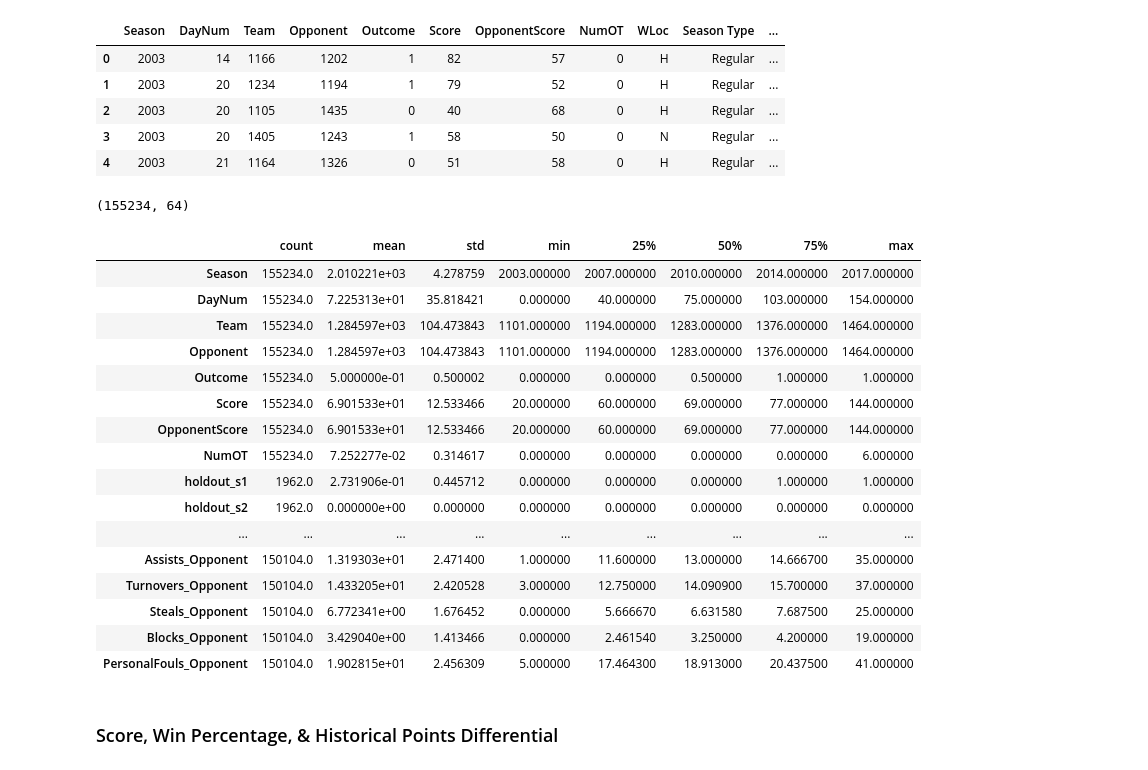
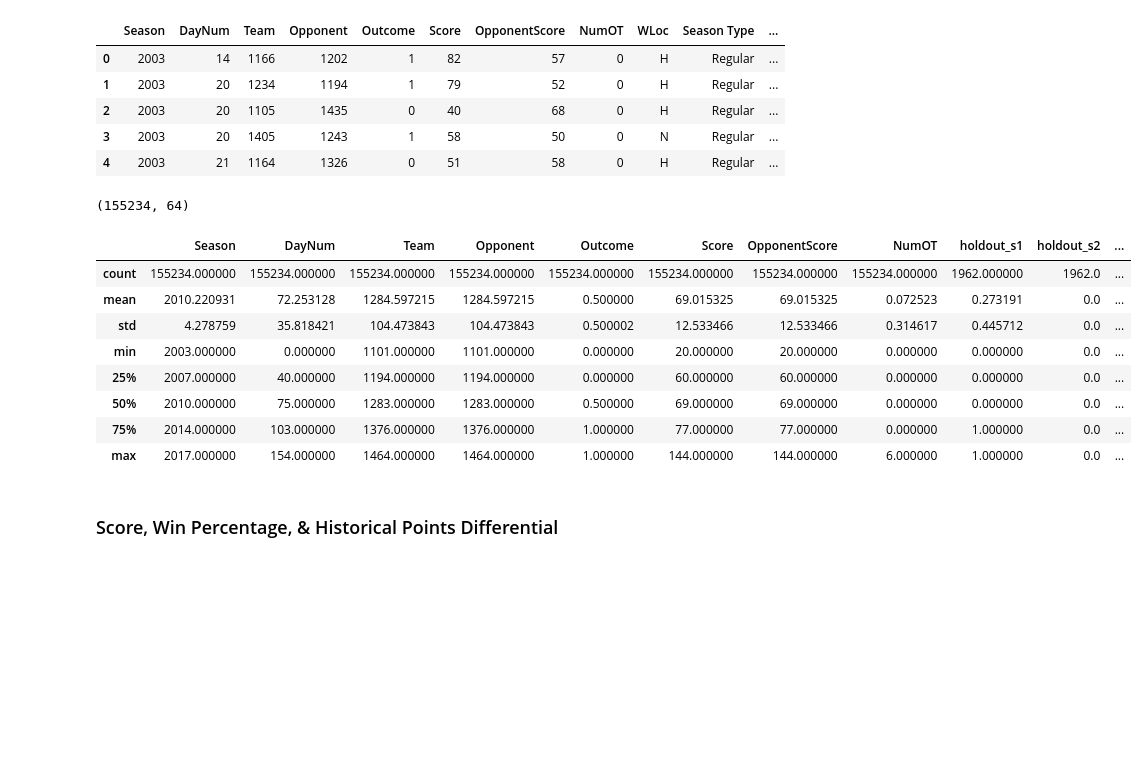
Before and after one commit to elyliu/mids-w207-final_proj-ncaa, a Jupyter notebook: deliverables/01-modeling.ipynb, the cells around one changed output. Drawn from its saved outputs; the diff is of its cells as text; code cells hidden in the pictures; blank space fills up the shorter version.

```diff
--- a/deliverables/01-modeling.ipynb
+++ b/deliverables/01-modeling.ipynb
@@ -164,26 +164,18 @@ df.head()
 # %%
 pd.set_option('display.max_rows', 100)
 df.shape
-df.describe().T
+df.describe()
 # %% [output]
 (155234, 64)
-|  | count | mean | std | min | 25% | 50% | 75% | max |
-| Season | 155234.0 | 2.010221e+03 | 4.278759 | 2003.000000 | 2007.000000 | 2010.000000 | 2014.000000 | 2017.000000 |
-| DayNum | 155234.0 | 7.225313e+01 | 35.818421 | 0.000000 | 40.000000 | 75.000000 | 103.000000 | 154.000000 |
-| Team | 155234.0 | 1.284597e+03 | 104.473843 | 1101.000000 | 1194.000000 | 1283.000000 | 1376.000000 | 1464.000000 |
-| Opponent | 155234.0 | 1.284597e+03 | 104.473843 | 1101.000000 | 1194.000000 | 1283.000000 | 1376.000000 | 1464.000000 |
-| Outcome | 155234.0 | 5.000000e-01 | 0.500002 | 0.000000 | 0.000000 | 0.500000 | 1.000000 | 1.000000 |
-| Score | 155234.0 | 6.901533e+01 | 12.533466 | 20.000000 | 60.000000 | 69.000000 | 77.000000 | 144.000000 |
-| OpponentScore | 155234.0 | 6.901533e+01 | 12.533466 | 20.000000 | 60.000000 | 69.000000 | 77.000000 | 144.000000 |
-| NumOT | 155234.0 | 7.252277e-02 | 0.314617 | 0.000000 | 0.000000 | 0.000000 | 0.000000 | 6.000000 |
-| holdout_s1 | 1962.0 | 2.731906e-01 | 0.445712 | 0.000000 | 0.000000 | 0.000000 | 1.000000 | 1.000000 |
-| holdout_s2 | 1962.0 | 0.000000e+00 | 0.000000 | 0.000000 | 0.000000 | 0.000000 | 0.000000 | 0.000000 |
-| ... | ... | ... | ... | ... | ... | ... | ... | ... |
-| Assists_Opponent | 150104.0 | 1.319303e+01 | 2.471400 | 1.000000 | 11.600000 | 13.000000 | 14.666700 | 35.000000 |
-| Turnovers_Opponent | 150104.0 | 1.433205e+01 | 2.420528 | 3.000000 | 12.750000 | 14.090900 | 15.700000 | 37.000000 |
-| Steals_Opponent | 150104.0 | 6.772341e+00 | 1.676452 | 0.000000 | 5.666670 | 6.631580 | 7.687500 | 25.000000 |
-| Blocks_Opponent | 150104.0 | 3.429040e+00 | 1.413466 | 0.000000 | 2.461540 | 3.250000 | 4.200000 | 19.000000 |
-| PersonalFouls_Opponent | 150104.0 | 1.902815e+01 | 2.456309 | 5.000000 | 17.464300 | 18.913000 | 20.437500 | 41.000000 |
+|  | Season | DayNum | Team | Opponent | Outcome | Score | OpponentScore | NumOT | holdout_s1 | holdout_s2 | ... |
+| count | 155234.000000 | 155234.000000 | 155234.000000 | 155234.000000 | 155234.000000 | 155234.000000 | 155234.000000 | 155234.000000 | 1962.000000 | 1962.0 | ... |
+| mean | 2010.220931 | 72.253128 | 1284.597215 | 1284.597215 | 0.500000 | 69.015325 | 69.015325 | 0.072523 | 0.273191 | 0.0 | ... |
+| std | 4.278759 | 35.818421 | 104.473843 | 104.473843 | 0.500002 | 12.533466 | 12.533466 | 0.314617 | 0.445712 | 0.0 | ... |
+| min | 2003.000000 | 0.000000 | 1101.000000 | 1101.000000 | 0.000000 | 20.000000 | 20.000000 | 0.000000 | 0.000000 | 0.0 | ... |
+| 25% | 2007.000000 | 40.000000 | 1194.000000 | 1194.000000 | 0.000000 | 60.000000 | 60.000000 | 0.000000 | 0.000000 | 0.0 | ... |
+| 50% | 2010.000000 | 75.000000 | 1283.000000 | 1283.000000 | 0.500000 | 69.000000 | 69.000000 | 0.000000 | 0.000000 | 0.0 | ... |
+| 75% | 2014.000000 | 103.000000 | 1376.000000 | 1376.000000 | 1.000000 | 77.000000 | 77.000000 | 0.000000 | 1.000000 | 0.0 | ... |
+| max | 2017.000000 | 154.000000 | 1464.000000 | 1464.000000 | 1.000000 | 144.000000 | 144.000000 | 6.000000 | 1.000000 | 0.0 | ... |
 # %% [markdown]
 ### Score, Win Percentage, & Historical Points Differential
 # %% [markdown]
```
Also changed, not shown: parts of 2 cells of this notebook.
